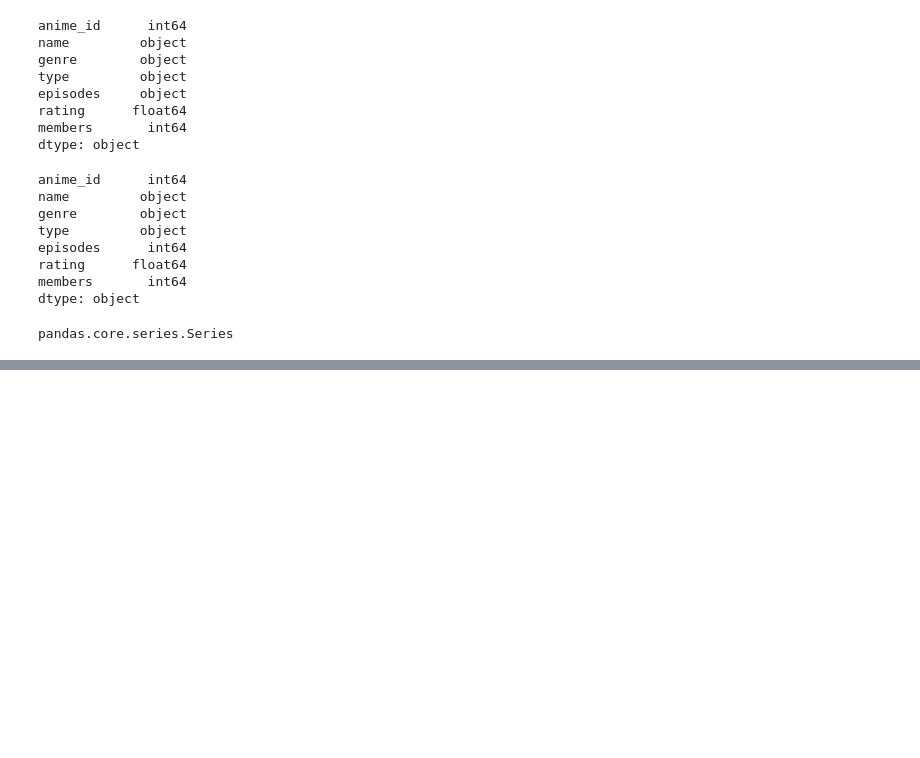
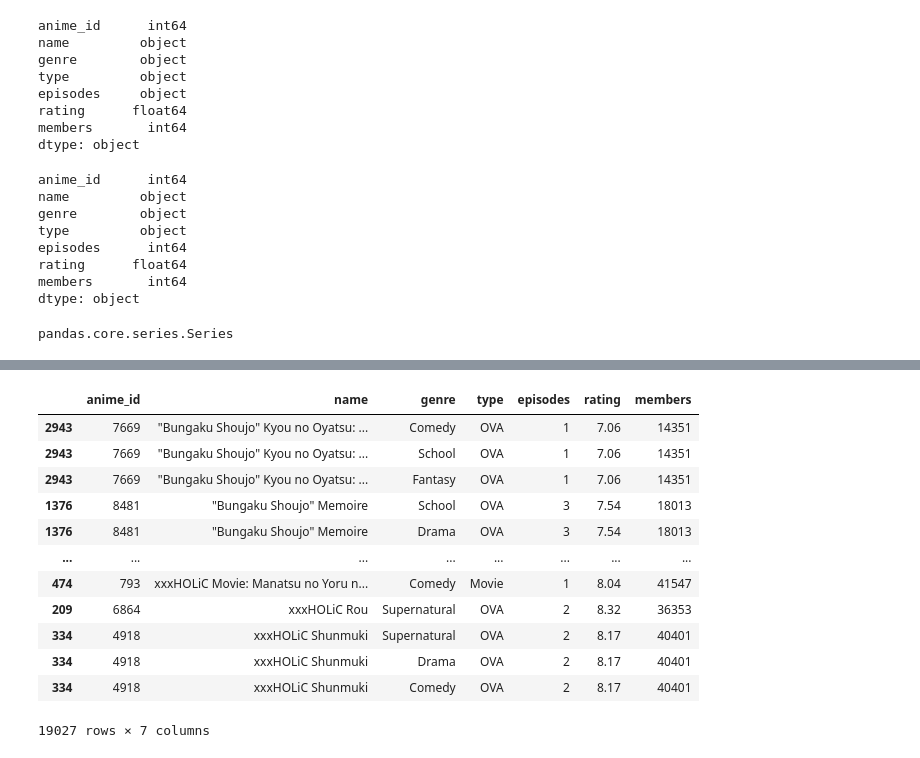
Before and after one commit to JeongYeojin/jupyter_notebook_guide, a Jupyter notebook: Chapter3 (pandas).ipynb, the cells around one changed output, grey strips where cells are left out. Saved outputs shown, nothing was run; the diff lists cells and outputs as text; code cells hidden in the pictures; blank space fills up the shorter version.

```diff
--- a/Chapter3 (pandas).ipynb
+++ b/Chapter3 (pandas).ipynb
@@ -400,0 +631,46 @@ pandas.core.series.Series
+# %%
+# genres 열의 콤마 단락 데이터를 분할
+genres = df['genre'].map(lambda x : x.split(','))
+
+# numpy.array 로 해서 2차원으로부터 1차원의 데이터로 변환
+ser = pd.Series(np.hstack(genres.values)) # Drama, Romance, ...
+
+# 유니크로 하기
+unique_genres = ser.str.strip().unique()
+unique_genres.sort()
+unique_genres
+
+# 지정한 장르명을 DataFrame 에서 추출
+def filter_df_by_genre(df, genre):
+    genre_df = df.loc[df['genre'].map(lambda x : genre in x)].copy()
+    genre_df['genre'] = genre
+    return genre_df
+
+# 위의 함수를 전부 장르에 대해서 실행
+genre_df_list = [filter_df_by_genre(df, genre) for genre in unique_genres]
+# 위의 데이터를 결합
+df2 = pd.concat(genre_df_list)
+# name 열로 sort
+df2.sort_values('name',inplace=True)
+
+# 멤버 수가 많은 장르 톱 10
+top10 = df2.groupby('genre')['members'].sum().sort_values(ascending=False).index[:10]
+
+# top10 에서 데이터를 추출
+df2 = df2[df2['genre'].isin(top10)]
+# %%
+df2
+# %% [output]
+|  | anime_id | name | genre | type | episodes | rating | members |
+| 2943 | 7669 | "Bungaku Shoujo" Kyou no Oyatsu: ... | Comedy | OVA | 1 | 7.06 | 14351 |
+| 2943 | 7669 | "Bungaku Shoujo" Kyou no Oyatsu: ... | School | OVA | 1 | 7.06 | 14351 |
+| 2943 | 7669 | "Bungaku Shoujo" Kyou no Oyatsu: ... | Fantasy | OVA | 1 | 7.06 | 14351 |
+| 1376 | 8481 | "Bungaku Shoujo" Memoire | School | OVA | 3 | 7.54 | 18013 |
+| 1376 | 8481 | "Bungaku Shoujo" Memoire | Drama | OVA | 3 | 7.54 | 18013 |
+| ... | ... | ... | ... | ... | ... | ... | ... |
+| 474 | 793 | xxxHOLiC Movie: Manatsu no Yoru n... | Comedy | Movie | 1 | 8.04 | 41547 |
+| 209 | 6864 | xxxHOLiC Rou | Supernatural | OVA | 2 | 8.32 | 36353 |
+| 334 | 4918 | xxxHOLiC Shunmuki | Supernatural | OVA | 2 | 8.17 | 40401 |
+| 334 | 4918 | xxxHOLiC Shunmuki | Drama | OVA | 2 | 8.17 | 40401 |
+| 334 | 4918 | xxxHOLiC Shunmuki | Comedy | OVA | 2 | 8.17 | 40401 |
+19027 rows × 7 columns
```
Also changed, not shown: parts of 23 cells of this notebook.
